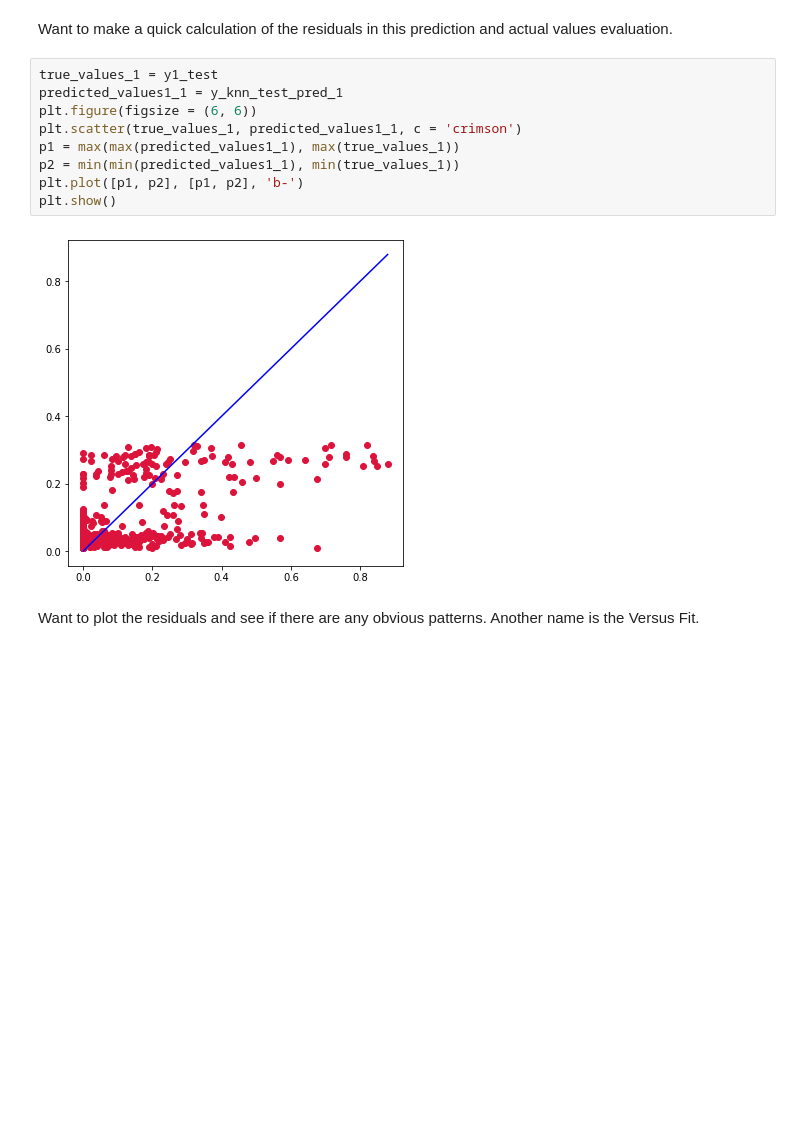
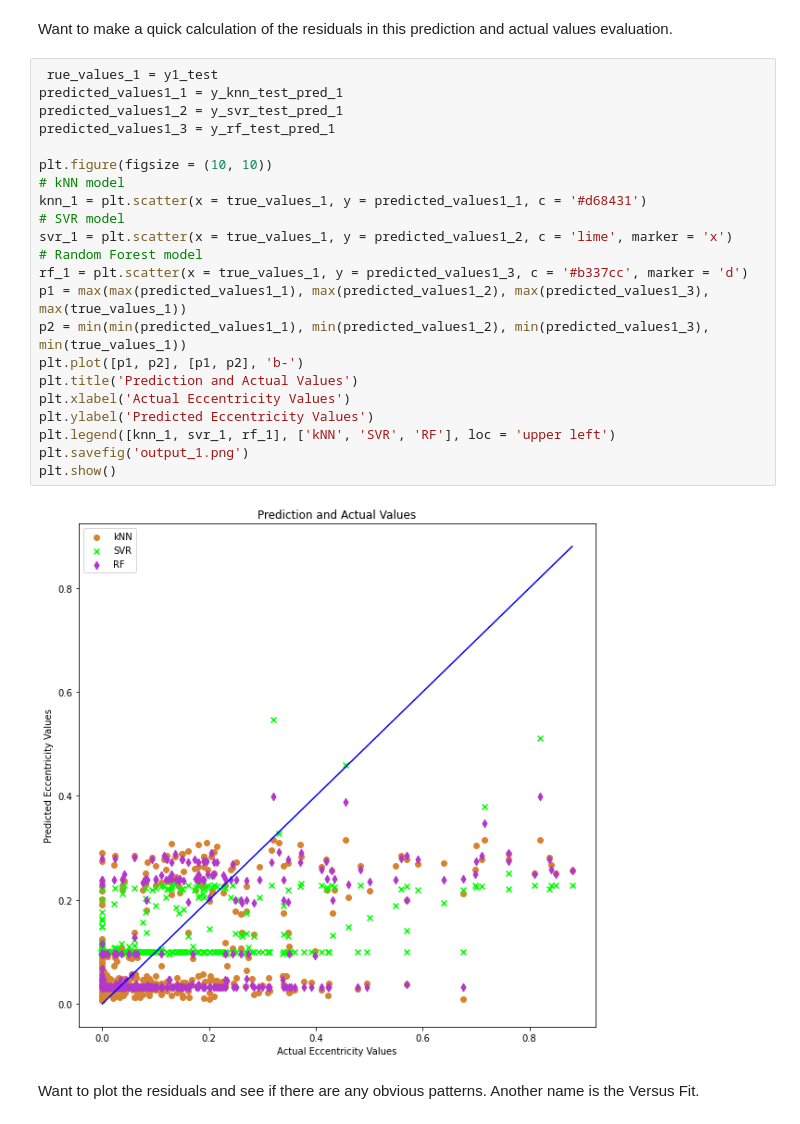
Before and after one commit to jbravo87/blog-projects, a Jupyter notebook: exoplanet_data_notebook.ipynb, the cells around one changed output. Drawn from its saved outputs; the diff is of its cells as text; blank space fills up the shorter version.

```diff
--- a/exoplanet_data_notebook.ipynb
+++ b/exoplanet_data_notebook.ipynb
@@ -442,16 +443,29 @@ plt.scatter(np.exp(X1_test), np.exp(y_knn_test_pred_1))
 # %% [markdown]
 Want to make a quick calculation of the residuals in this prediction and actual values evaluation.
 # %%
-true_values_1 = y1_test
+ rue_values_1 = y1_test
 predicted_values1_1 = y_knn_test_pred_1
-plt.figure(figsize = (6, 6))
-plt.scatter(true_values_1, predicted_values1_1, c = 'crimson')
-p1 = max(max(predicted_values1_1), max(true_values_1))
-p2 = min(min(predicted_values1_1), min(true_values_1))
+predicted_values1_2 = y_svr_test_pred_1
+predicted_values1_3 = y_rf_test_pred_1
+
+plt.figure(figsize = (10, 10))
+# kNN model
+knn_1 = plt.scatter(x = true_values_1, y = predicted_values1_1, c = '#d68431')
+# SVR model
+svr_1 = plt.scatter(x = true_values_1, y = predicted_values1_2, c = 'lime', marker = 'x')
+# Random Forest model
+rf_1 = plt.scatter(x = true_values_1, y = predicted_values1_3, c = '#b337cc', marker = 'd')
+p1 = max(max(predicted_values1_1), max(predicted_values1_2), max(predicted_values1_3), max(true_values_1))
+p2 = min(min(predicted_values1_1), min(predicted_values1_2), min(predicted_values1_3), min(true_values_1))
 plt.plot([p1, p2], [p1, p2], 'b-')
+plt.title('Prediction and Actual Values')
+plt.xlabel('Actual Eccentricity Values')
+plt.ylabel('Predicted Eccentricity Values')
+plt.legend([knn_1, svr_1, rf_1], ['kNN', 'SVR', 'RF'], loc = 'upper left')
+plt.savefig('output_1.png')
 plt.show()
 # %% [output]
-[figure, old version]
+[figure, new version]
 # %% [markdown]
 Want to plot the residuals and see if there are any obvious patterns. Another name is the Versus Fit.
 # %%
```
Also changed, not shown: parts of 52 cells of this notebook.
